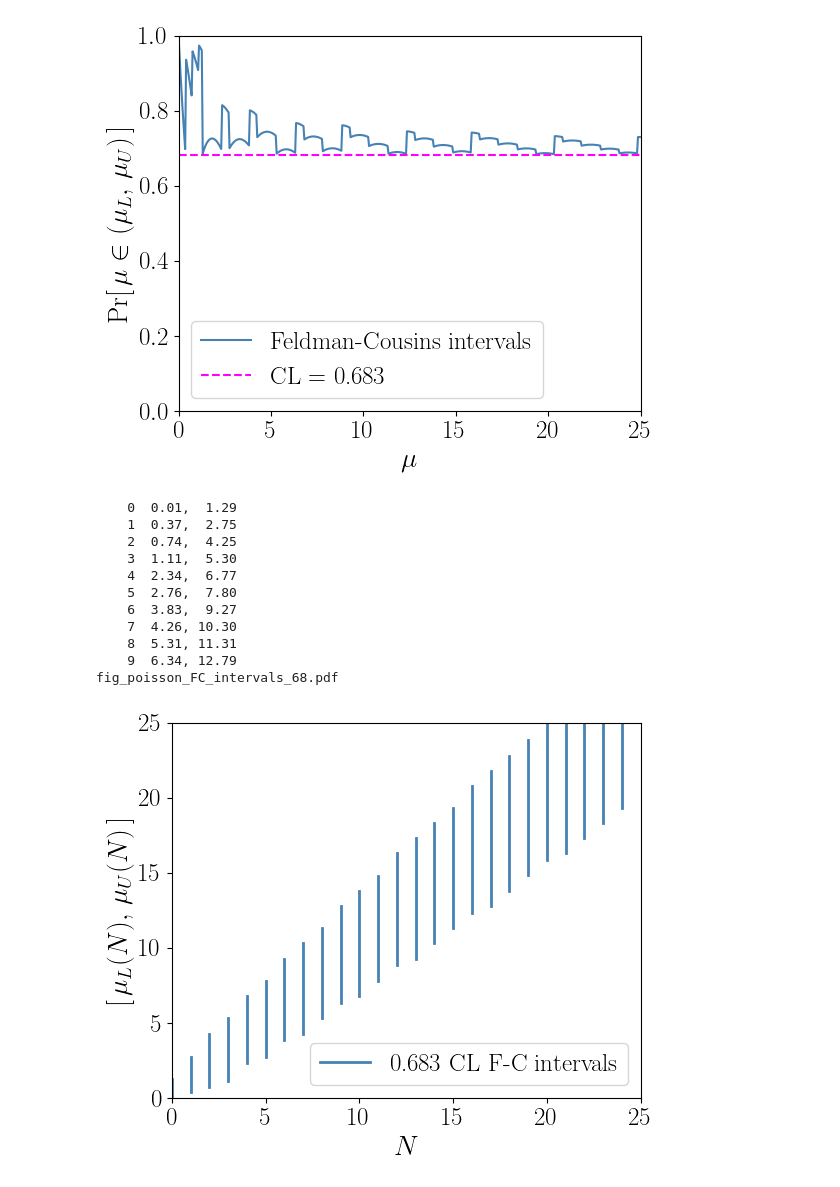
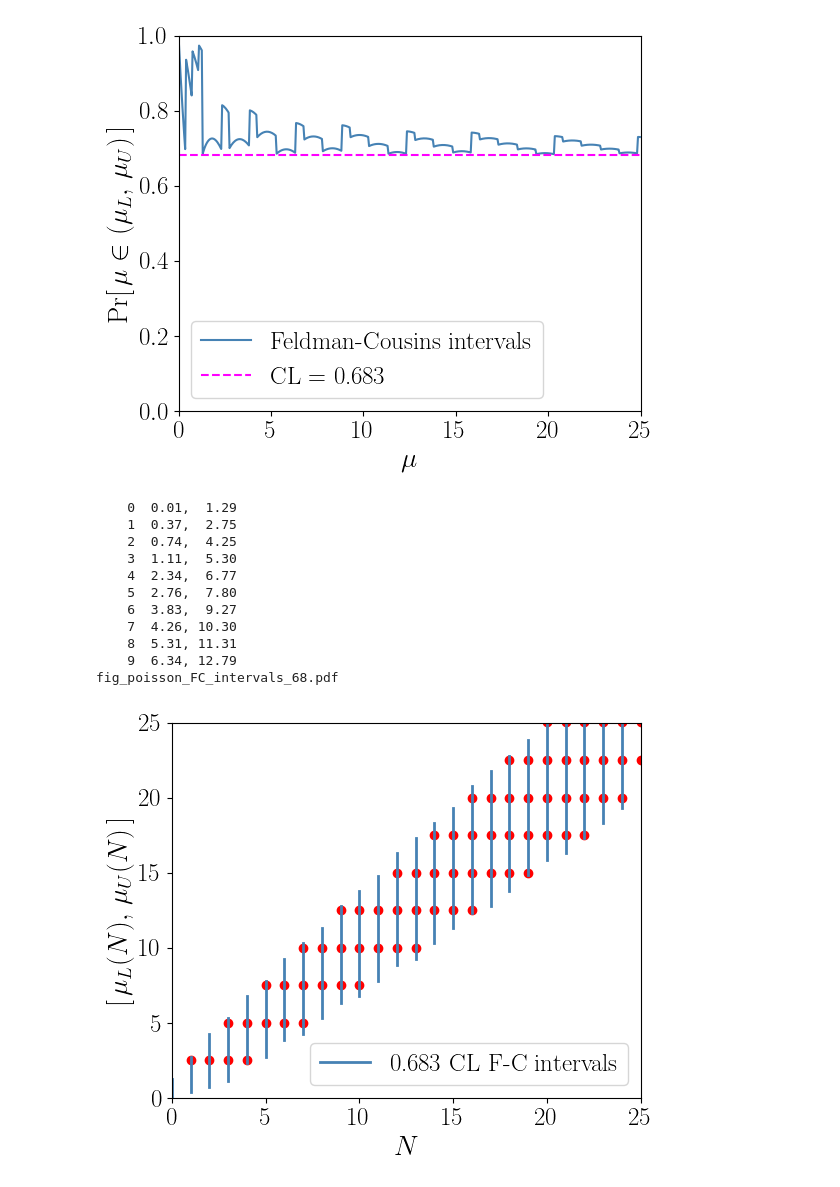
Before and after one commit to hbprosper/INFN-SOS, a Jupyter notebook: 02_stats/FeldmanCousinsIntervals.ipynb, the cells around one changed output. Cells and saved outputs as stored; diff of their text form; code cells hidden in the pictures.

```diff
--- a/02_stats/FeldmanCousinsIntervals.ipynb
+++ b/02_stats/FeldmanCousinsIntervals.ipynb
@@ -138,6 +141,7 @@ def compute_intervals(cl,
     p  = [] # coverage probability
     n1 = 0  # lower bound of interval in space of observations
 
+    obs_int = []
     for i in range(N):
         x = (i+1) * mustep
         q, n1, n2 = compute_obs_interval(x, n1, cache, cl)
@@ -148,8 +152,9 @@ def compute_intervals(cl,
                 mu.append(x)
                 p.append(q)
 
-        if i % 500 == 0:
+        if i % 250 == 0:
             print('%10.1f %10.3f %5d %5d' % (x, q, n1, n2))
+            obs_int.append((x, n1, n2))
 
     # get confidence intervals
     intervals = []
@@ -157,8 +162,8 @@ def compute_intervals(cl,
         lower = min(cache[n])
         upper = max(cache[n])
         intervals.append((lower, upper))
-    return (intervals, mu, p)
+    return (intervals, mu, p, obs_int)
 # %%
-intervals, mu, p = compute_intervals(CL)
+intervals, mu, p, obs_int = compute_intervals(CL)
 # %% [output]
        0.0      0.990     0     0
@@ -217,7 +229,7 @@ plot_coverage(mu, p, CL)
 fig_poisson_FC_coverage_68.pdf
 [figure]
 # %%
-def plot_intervals(intervals, cl,
+def plot_intervals(intervals, obs, cl,
                    xmin=MUMIN, xmax=MUMAX,
                    ymin=0, ymax=MUMAX,
                    ftsize=20,
@@ -249,6 +261,13 @@ def plot_intervals(intervals, cl,
     plt.xlabel(r'$N$', fontsize=ftsize)
     plt.ylabel(r'$[\,\mu_L(N), \, \mu_U(N)\,]$',
                fontsize=ftsize)
+    X = []
+    Y = []
+    for mu, n1, n2 in obs:
+        for n in range(n1, n2+1):
+            X.append(n)
+            Y.append(mu)
+    plt.scatter(X, Y, color='red')
 
     # tighten layout so that image is fully
     # contained within viewport
@@ -260,17 +279,17 @@ def plot_intervals(intervals, cl,
     plt.savefig(filename)
     plt.show()
 # %%
-plot_intervals(intervals, CL)
+plot_intervals(intervals, obs_int[1:], CL)
 # %% [output]
     0  0.01,  1.29
     1  0.37,  2.75
     2  0.74,  4.25
     3  1.11,  5.30
     4  2.34,  6.77
     5  2.76,  7.80
     6  3.83,  9.27
     7  4.26, 10.30
     8  5.31, 11.31
     9  6.34, 12.79
 fig_poisson_FC_intervals_68.pdf
-[figure, old version]
+[figure, new version]
```
Also changed, not shown: parts of 3 cells of this notebook.
